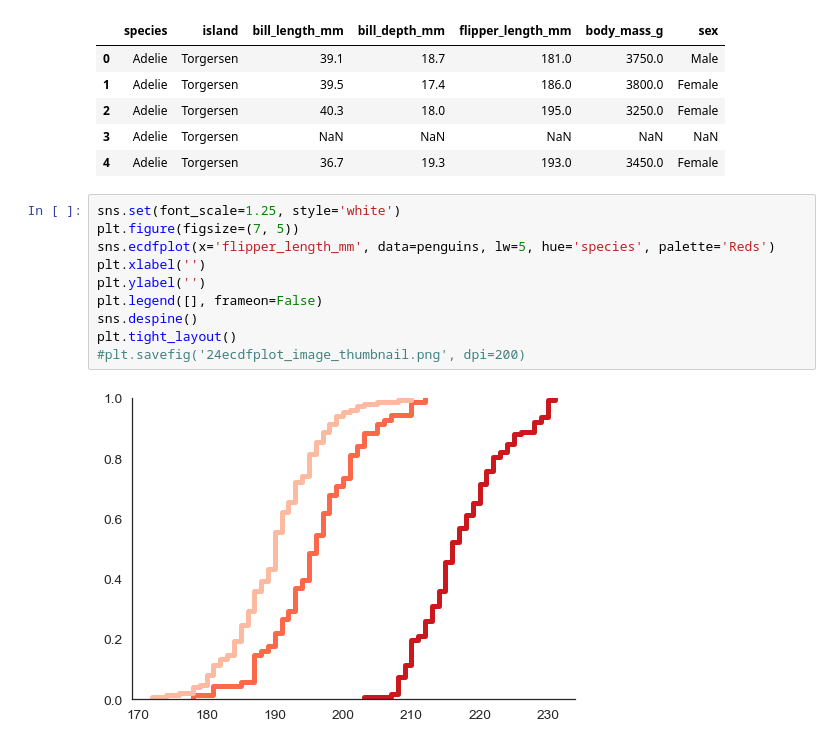
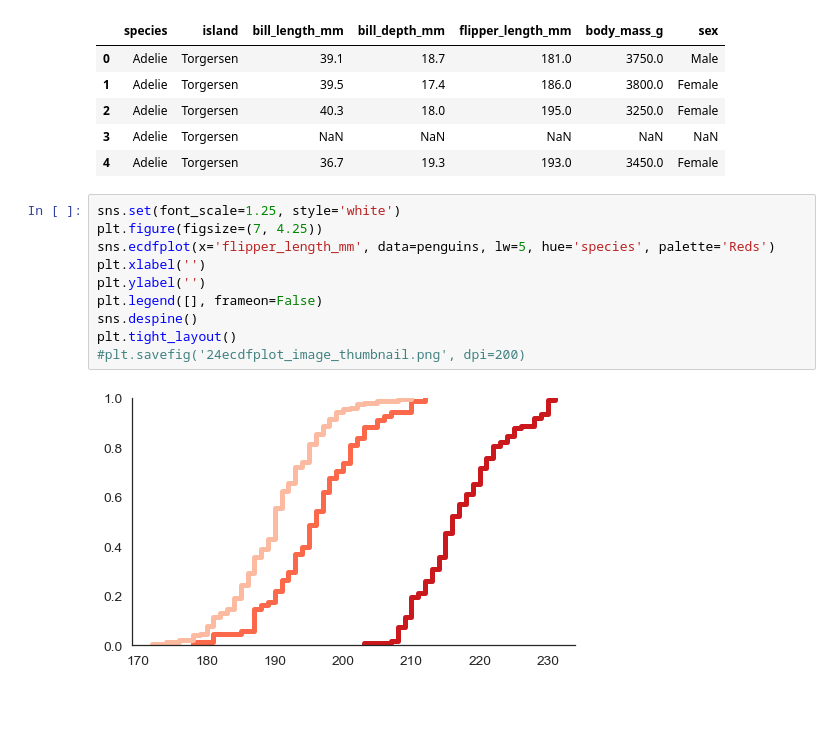
Before and after one commit to kimfetti/Videos, a Jupyter notebook: Seaborn/24_ecdfplot.ipynb, the cells around one changed output. Saved outputs shown, nothing was run; the diff lists cells and outputs as text; blank space fills up the shorter version.

```diff
--- a/Seaborn/24_ecdfplot.ipynb
+++ b/Seaborn/24_ecdfplot.ipynb
@@ -160,13 +160,13 @@ penguins.head()
 | 4 | Adelie | Torgersen | 36.7 | 19.3 | 193.0 | 3450.0 | Female |
 # %%
 sns.set(font_scale=1.25, style='white')
-plt.figure(figsize=(7, 5))
+plt.figure(figsize=(7, 4.25))
 sns.ecdfplot(x='flipper_length_mm', data=penguins, lw=5, hue='species', palette='Reds')
 plt.xlabel('')
 plt.ylabel('')
 plt.legend([], frameon=False)
 sns.despine()
 plt.tight_layout()
 #plt.savefig('24ecdfplot_image_thumbnail.png', dpi=200)
 # %% [output]
-[figure, old version]
+[figure, new version]
```
Also changed, not shown: parts of 3 cells of this notebook.
